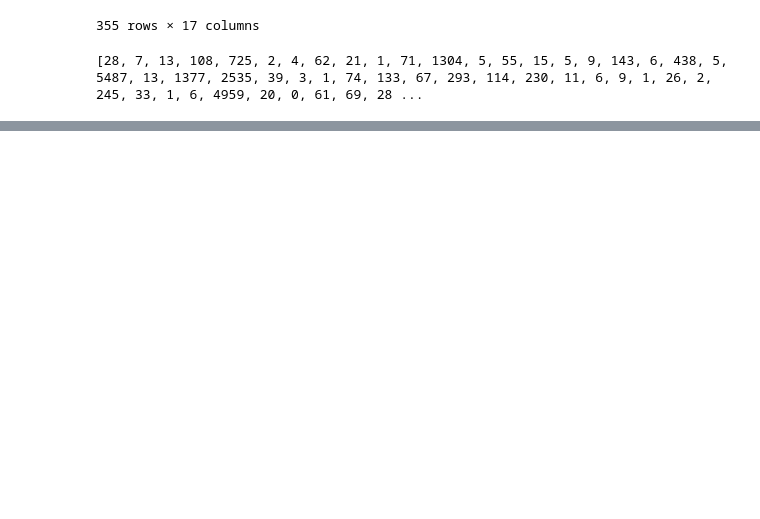
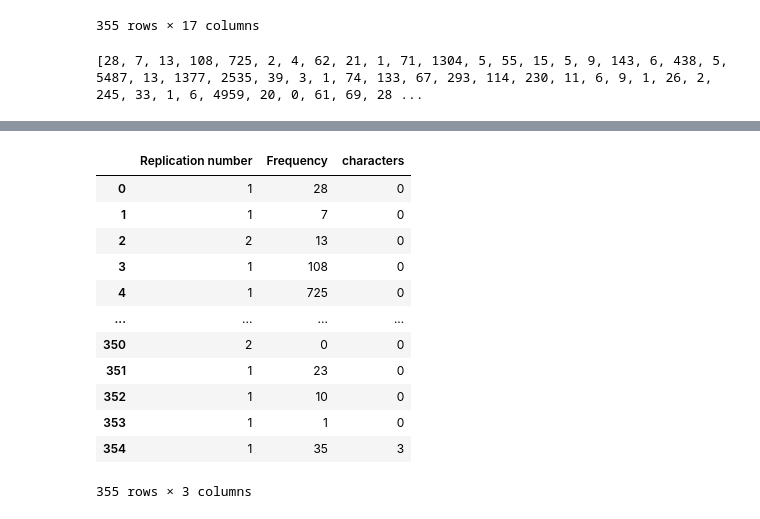
Before and after one commit to Xianyu39/MCMA2023, a Jupyter notebook: xk/code/clear.ipynb, the cells around one changed output, grey strips where cells are left out. Drawn from its saved outputs; the diff is of its cells as text; code cells hidden in the pictures; blank space fills up the shorter version.

```diff
--- a/xk/code/clear.ipynb
+++ b/xk/code/clear.ipynb
@@ -443,0 +453,17 @@ with pd.ExcelWriter('../excel/Problem_C_Data_Wordle.xlsx') as writer:
+# %%
+X=data.iloc[:,13:16]
+X
+# %% [output]
+|  | Replication number | Frequency | characters |
+| 0 | 1 | 28 | 0 |
+| 1 | 1 | 7 | 0 |
+| 2 | 2 | 13 | 0 |
+| 3 | 1 | 108 | 0 |
+| 4 | 1 | 725 | 0 |
+| ... | ... | ... | ... |
+| 350 | 2 | 0 | 0 |
+| 351 | 1 | 23 | 0 |
+| 352 | 1 | 10 | 0 |
+| 353 | 1 | 1 | 0 |
+| 354 | 1 | 35 | 3 |
+355 rows × 3 columns
```
Also changed, not shown: parts of 9 cells of this notebook.
